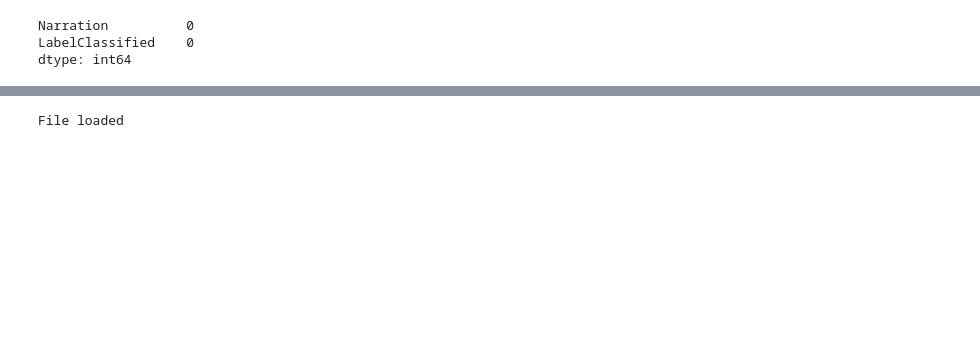
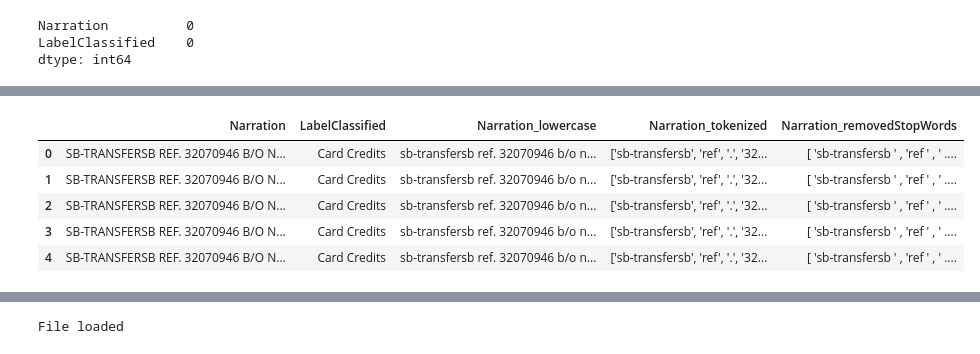
Before and after one commit to RamyaRagu2506/dev_pdf_to-_excel, a Jupyter notebook: trainnlp.ipynb, the cells around one changed output, grey strips where cells are left out. Drawn from its saved outputs; the diff is of its cells as text; code cells hidden in the pictures; blank space fills up the shorter version.

```diff
--- a/trainnlp.ipynb
+++ b/trainnlp.ipynb
@@ -15,3 +13,16 @@ data.isnull().sum()
 Narration          0
 LabelClassified    0
 dtype: int64
+# %%
+#lower case
+data['Narration_lowercase'] = None
+for i in range(len(data)):
+    lowered= data['Narration'][i].lower()
+    data['Narration_lowercase'][i] = lowered
+# %%
+#Preprocessing
+from nltk.tokenize import word_tokenize
+data['Narration_tokenized'] = None
+for i in range(len(data)):
+    tokenixzed= word_tokenize(data['Narration_lowercase'][i])
+    data['Narration_tokenized'][i] = tokenixzed
@@ -17,0 +38,19 @@ dtype: int64
+# %%
+import nltk
+from nltk.corpus import stopwords
+import pandas as pd
+
+# Download stopwords (only required once)
+nltk.download('stopwords')
+
+# Function to remove stopwords from a list of words
+def remove_stopwords(word_list):
+    stop_words = set(stopwords.words('english'))
+    filtered_words = [word for word in word_list if word.lower() not in stop_words]
+    return ' '.join(filtered_words)
+
+data['Narration_tokenized'] = data['Narration_tokenized'].astype(str)
+# Apply the remove_stopwords function to the 'Text' column
+data['Narration_removedStopWords'] = data['Narration_tokenized'].apply(lambda x: remove_stopwords(nltk.word_tokenize(x)))
+data.head()
+# %% [output]
@@ -17,0 +60,6 @@ dtype: int64
+|  | Narration | LabelClassified | Narration_lowercase | Narration_tokenized | Narration_removedStopWords |
+| 0 | SB-TRANSFERSB REF. 32070946 B/O N... | Card Credits | sb-transfersb ref. 32070946 b/o n... | ['sb-transfersb', 'ref', '.', '32... | [ 'sb-transfersb ' , 'ref ' , ' .... |
+| 1 | SB-TRANSFERSB REF. 32070946 B/O N... | Card Credits | sb-transfersb ref. 32070946 b/o n... | ['sb-transfersb', 'ref', '.', '32... | [ 'sb-transfersb ' , 'ref ' , ' .... |
+| 2 | SB-TRANSFERSB REF. 32070946 B/O N... | Card Credits | sb-transfersb ref. 32070946 b/o n... | ['sb-transfersb', 'ref', '.', '32... | [ 'sb-transfersb ' , 'ref ' , ' .... |
+| 3 | SB-TRANSFERSB REF. 32070946 B/O N... | Card Credits | sb-transfersb ref. 32070946 b/o n... | ['sb-transfersb', 'ref', '.', '32... | [ 'sb-transfersb ' , 'ref ' , ' .... |
+| 4 | SB-TRANSFERSB REF. 32070946 B/O N... | Card Credits | sb-transfersb ref. 32070946 b/o n... | ['sb-transfersb', 'ref', '.', '32... | [ 'sb-transfersb ' , 'ref ' , ' .... |
```
Also changed, not shown: parts of 11 cells of this notebook, 10 other files.
